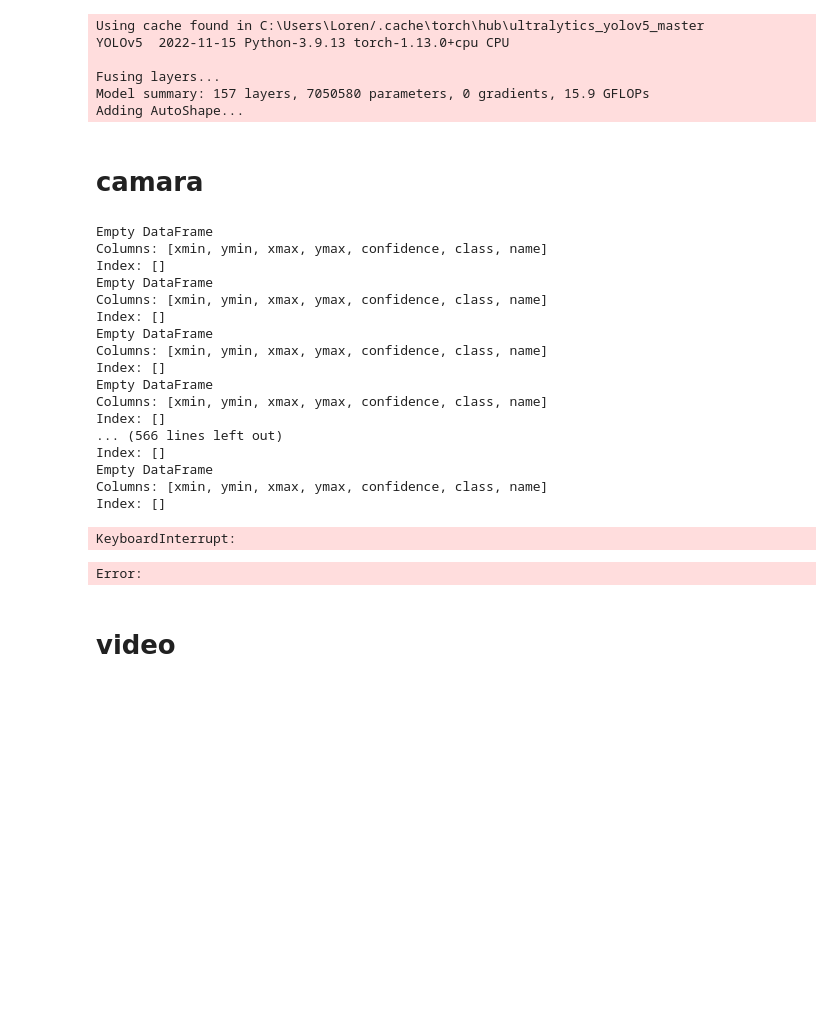
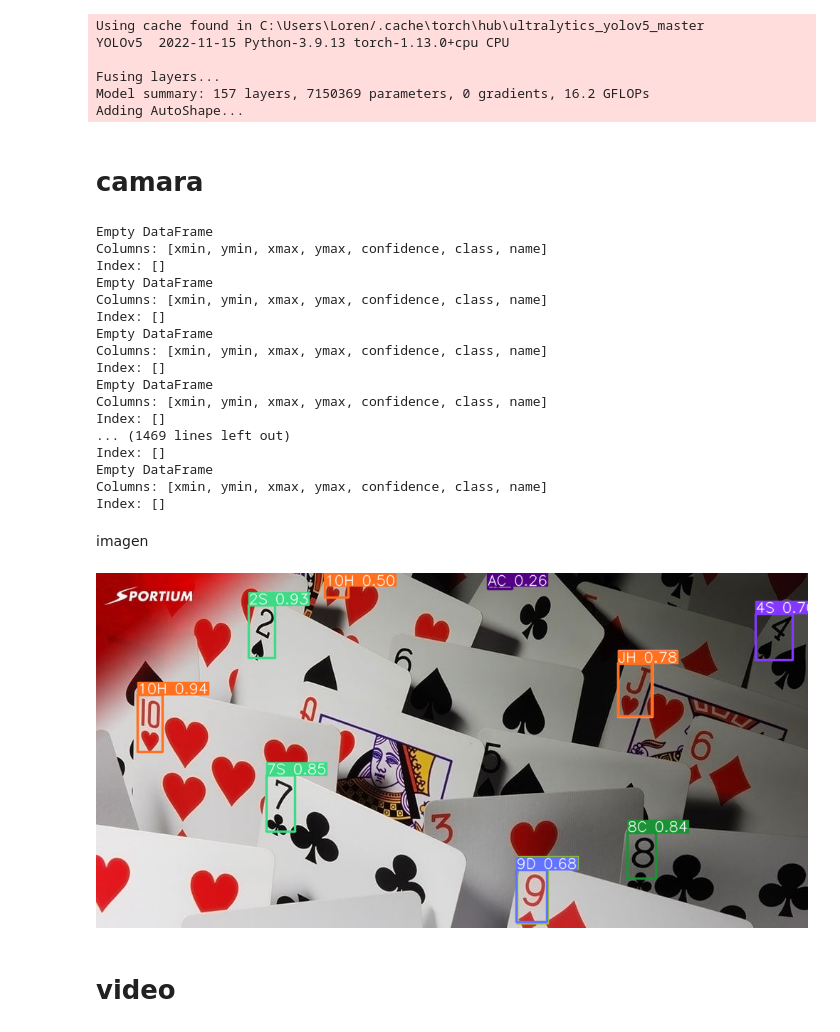
Before and after one commit to LorenzoLongaretto/2do_parcial_IA, a Jupyter notebook: 2do_p.ipynb, the cells around one changed output. Cells and saved outputs as stored; diff of their text form; code cells hidden in the pictures; blank space fills up the shorter version.

Commit message:
Uso de modelos para inferencia

```diff
--- a/2do_p.ipynb
+++ b/2do_p.ipynb
@@ -4,13 +4,13 @@ import cv2
 import numpy as np
 # %%
 modelo = torch.hub.load('ultralytics/yolov5', 'custom',
-                       path = 'C:/Users/Loren/Desktop/Facu/Inteligencia Artificial/visual_IA/2do_parcial/best.pt')
+                       path = 'C:/Users/Loren/Desktop/Facu/Inteligencia Artificial/visual_IA/2do_parcial/2do_parcial_IA/modelo_poker.pt')
 # %% [output]
 Using cache found in C:\Users\Loren/.cache\torch\hub\ultralytics_yolov5_master
 YOLOv5  2022-11-15 Python-3.9.13 torch-1.13.0+cpu CPU
 
 Fusing layers...
-Model summary: 157 layers, 7050580 parameters, 0 gradients, 15.9 GFLOPs
+Model summary: 157 layers, 7150369 parameters, 0 gradients, 16.2 GFLOPs
 Adding AutoShape...
 # %% [markdown]
 # camara
@@ -20,24 +20,16 @@ cap = cv2.VideoCapture(1)
 
 # Empezamos
 t=0
-while t!=27:
-    # Realizamos lectura de frames
+while cap.isOpened():
     ret, frame = cap.read()
-
-    # Correccion de color
-    #frame = cv2.cvtColor(frame, cv2.COLOR_BGR2RGB)
-
-    # Realizamos las detecciones
     detect = modelo(frame)
 
-    info = detect.pandas().xyxy[0]  # im1 predictions
+    info = detect.pandas().xyxy[0]
     print(info)
-
-    # Mostramos FPS
     cv2.imshow('Detector cartas', np.squeeze(detect.render()))
 
-    # Leemos el teclado
-    t = cv2.waitKey(5)
+    if cv2.waitKey(10) & 0xFF == ord('q'):
+        break
 
 
 cap.release()
@@ -55,13 +47,20 @@ Index: []
 Empty DataFrame
 Columns: [xmin, ymin, xmax, ymax, confidence, class, name]
 Index: []
-... (566 lines left out)
+... (1469 lines left out)
 Index: []
 Empty DataFrame
 Columns: [xmin, ymin, xmax, ymax, confidence, class, name]
 Index: []
-KeyboardInterrupt:
-Error:
+# %% [markdown]
+imagen
+# %%
+img='C:/Users/Loren/Desktop/fotos/10.jpg'
+
+result=modelo(img)
+result.show()
+# %% [output]
+[figure, added]
 # %% [markdown]
 # video
 # %%
```
Also changed, not shown: parts of 1 cell of this notebook, 4 other files.
